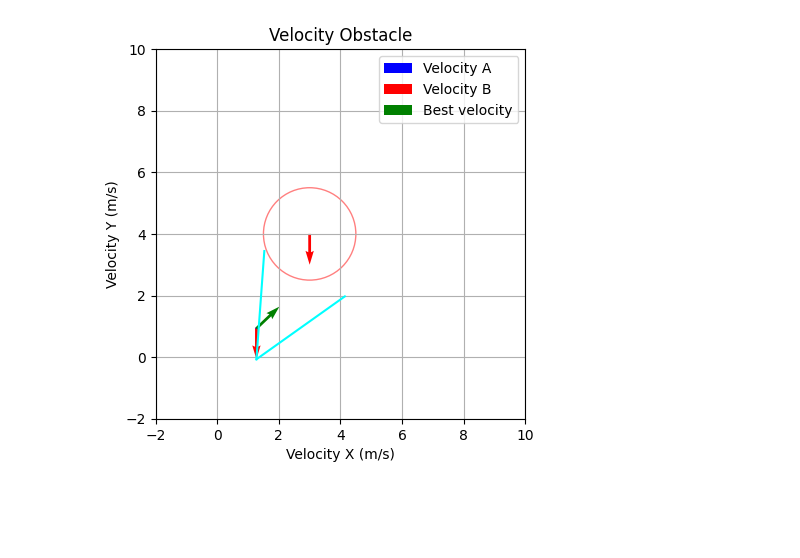
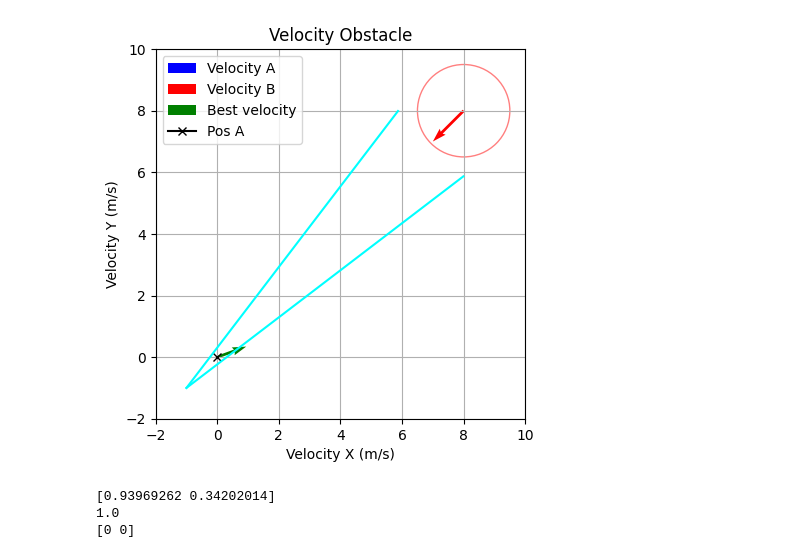
Before and after one commit to ParzivalStark/Velocity-Obstacles, a Jupyter notebook: Simulation_VO.ipynb, the cells around one changed output. Saved outputs shown, nothing was run; the diff lists cells and outputs as text; code cells hidden in the pictures; blank space fills up the shorter version.

```diff
--- a/Simulation_VO.ipynb
+++ b/Simulation_VO.ipynb
@@ -217,11 +239,11 @@ A_pos = np.array([0, 0])  # Position of A
 A_vel = np.array([0, 0])  # Velocity of A
 A_radius = 0.5            # Radius of A
 
-B_pos = np.array([3, 7])  # Position of B
-B_vel = np.array([0, -1])  # Velocity of B
+B_pos = np.array([8, 8])  # Position of B
+B_vel = np.array([-1, -1])  # Velocity of B
 B_radius = 1              # Radius of B
 
-numPoints = 15            # Discretization
+numPoints = 10            # Discretization
 
 T_h = 10
 
@@ -252,5 +276,6 @@ plot_RV(A_pos, A_vel, reachable_vel_set)
 # %%
-RAV = get_RAV(A_pos, B_vel, rear_line, front_line)
+RAV = get_RAV(A_pos, B_vel, rear_line, front_line, reachable_vel_set)
 
 plot_RAV(A_pos, A_vel, RAV, rear_line, front_line)
+print(RAV.shape)
 # %% [output]
@@ -258,6 +284,15 @@ plot_RAV(A_pos, A_vel, RAV, rear_line, front_line)
 # %%
 best_vel = get_best_vel(goal, A_pos, RAV)
 
-plot_best_vel(A_pos, A_vel, A_radius, B_pos, B_vel, B_radius, rear_line, front_line)
+plot_best_vel(A_pos, A_vel, A_radius, B_pos, B_vel, B_radius, best_vel, rear_line, front_line)
+
+print(best_vel)
+print(np.linalg.norm(best_vel))
+print(A_pos)
+#if best_vel in RAV:
+  #print(RAV)
 # %% [output]
-[figure, old version]
+[figure, new version]
+[0.93969262 0.34202014]
+1.0
+[0 0]
```
Also changed, not shown: parts of 6 cells of this notebook.
